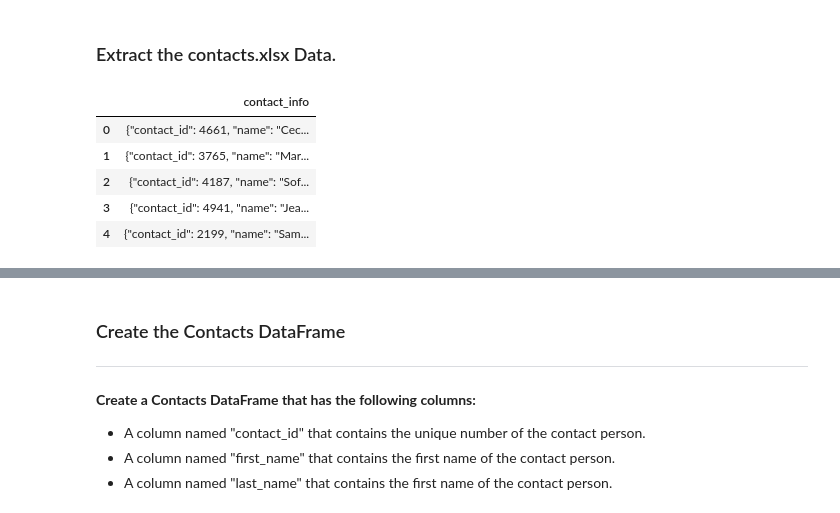
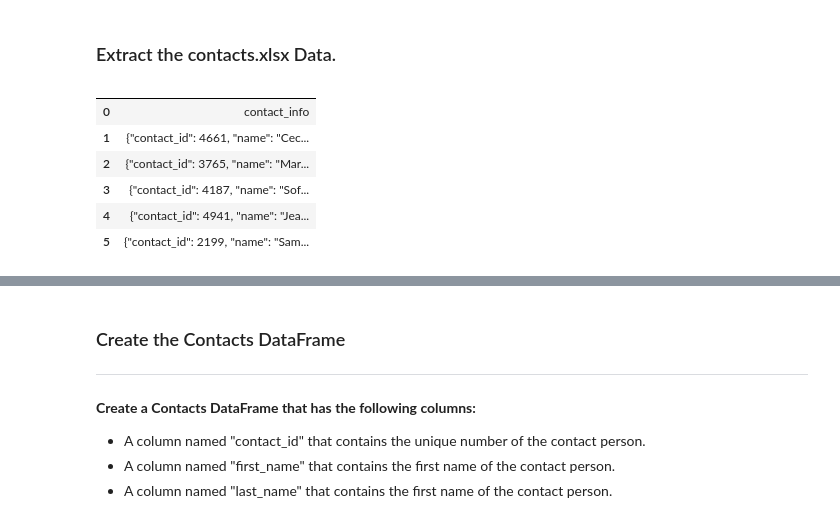
Before and after one commit to peatk/Crowdfunding_ETL, a Jupyter notebook: ETL_Mini_Project_Starter_Code_Pkline.ipynb, the cells around one changed output, grey strips where cells are left out. Saved outputs shown, nothing was run; the diff lists cells and outputs as text; code cells hidden in the pictures.

```diff
--- a/ETL_Mini_Project_Starter_Code_Pkline.ipynb
+++ b/ETL_Mini_Project_Starter_Code_Pkline.ipynb
@@ -316,12 +304,15 @@ campaign_cleaned.to_csv("Resources/campaign.csv", index=False)
 ### Extract the contacts.xlsx Data.
 # %%
 # Read the data into a Pandas DataFrame. Use the `header=2` parameter when reading in the data.
-contact_info_df = pd.read_excel('Resources/contacts.xlsx', header=2)
-contact_info_df.head()
+contact_path = 'C:/Github/Crowdfunding_ETL/Resources/contacts.xlsx'
+contact_info_df = pd.read_excel(contact_path, header=2)
+contact_info_df.head(6)
+# contact_info is not being treated as a column
 # %% [output]
-|  | contact_info |
-| 0 | {"contact_id": 4661, "name": "Cec... |
-| 1 | {"contact_id": 3765, "name": "Mar... |
-| 2 | {"contact_id": 4187, "name": "Sof... |
-| 3 | {"contact_id": 4941, "name": "Jea... |
-| 4 | {"contact_id": 2199, "name": "Sam... |
+|  |  |
+| 0 | contact_info |
+| 1 | {"contact_id": 4661, "name": "Cec... |
+| 2 | {"contact_id": 3765, "name": "Mar... |
+| 3 | {"contact_id": 4187, "name": "Sof... |
+| 4 | {"contact_id": 4941, "name": "Jea... |
+| 5 | {"contact_id": 2199, "name": "Sam... |
```
Also changed, not shown: parts of 10 cells of this notebook, 3 other files.
